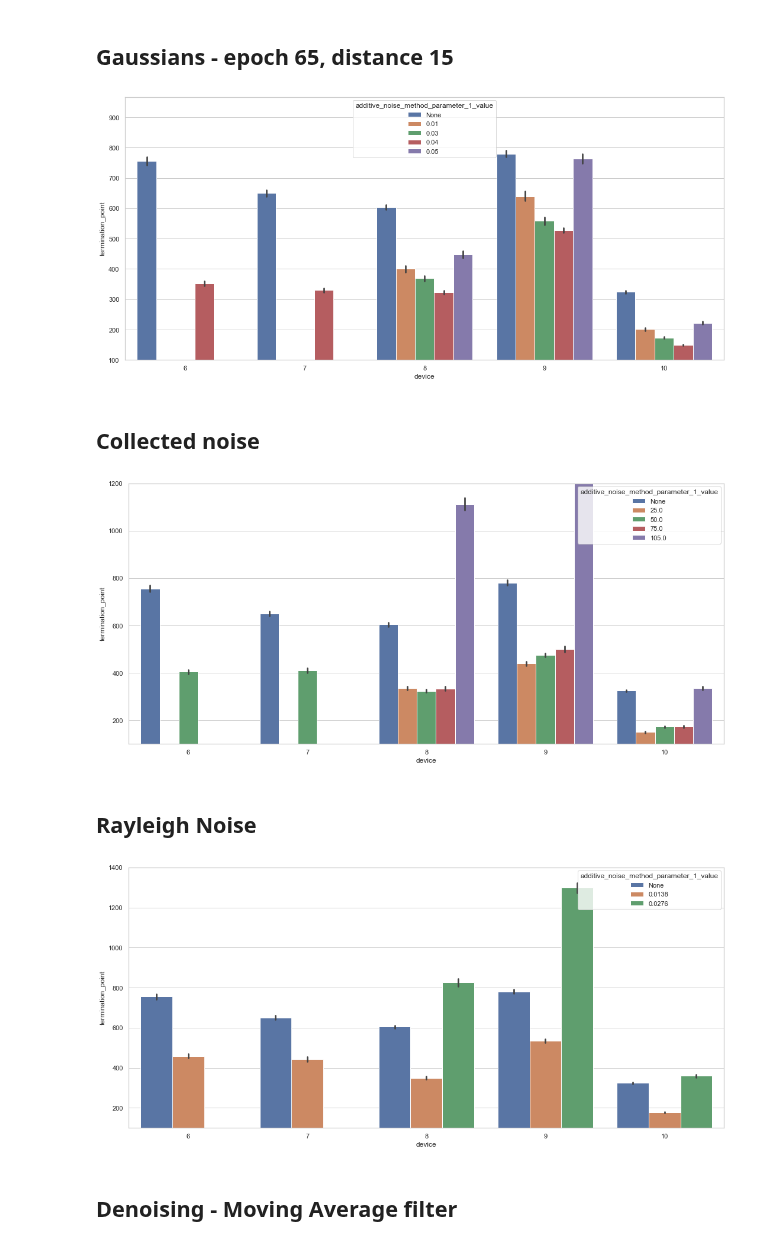
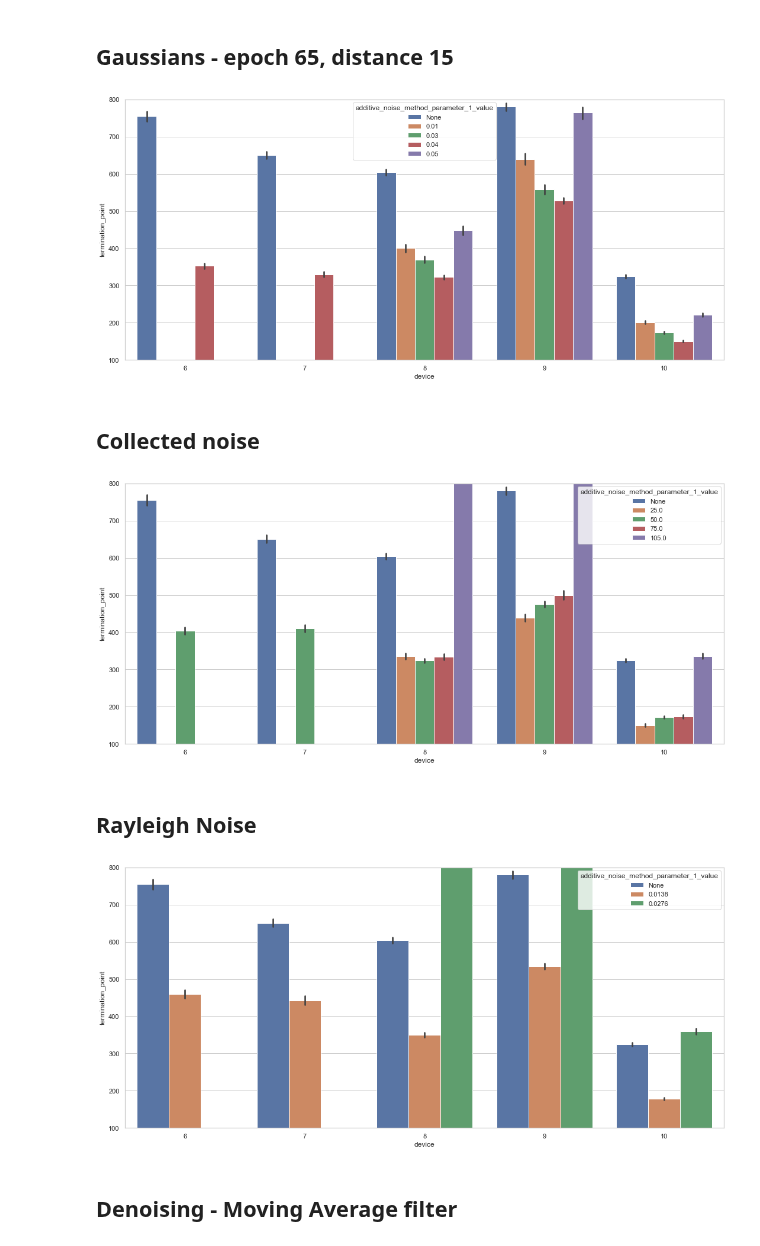
Before and after one commit to axelzedigh/MasterThesisResults, a Jupyter notebook: notebooks/Database_visualizations.ipynb, the cells around one changed output. Saved outputs shown, nothing was run; the diff lists cells and outputs as text; code cells hidden in the pictures.

```diff
--- a/notebooks/Database_visualizations.ipynb
+++ b/notebooks/Database_visualizations.ipynb
@@ -113,7 +112,7 @@ custom_lines = [Line2D([0], [0], color='b', lw=4),
                 Line2D([0], [0], color='g', lw=4),
                 Line2D([0], [0], color='r', lw=4)]
 ylim_bottom = 100
-ylim_top = 967
+ylim_top = 800
 sns.set(rc={"figure.figsize":(15, 7)})
 sns.set_style("whitegrid")
 sns.barplot(x=full_rank_test["device"], y=full_rank_test["termination_point"], hue=full_rank_test["additive_noise_method_parameter_1_value"])
@@ -122,7 +121,7 @@ plt.tight_layout()
 plt.savefig("../docs/figs/Gaussian_comparison.png")
 plt.show()
 # %% [output]
-[figure, old version]
+[figure, new version]
 # %% [markdown]
 ## Collected noise
 # %%
@@ -154,7 +153,7 @@ custom_lines = [Line2D([0], [0], color='b', lw=4),
                 Line2D([0], [0], color='g', lw=4),
                 Line2D([0], [0], color='r', lw=4)]
 ylim_bottom = 100
-ylim_top = 1200
+ylim_top = 800
 sns.set(rc={"figure.figsize":(15, 7)})
 sns.set_style("whitegrid")
 sns.barplot(x=full_rank_test["device"], y=full_rank_test["termination_point"], hue=full_rank_test["additive_noise_method_parameter_1_value"])
@@ -163,7 +162,7 @@ plt.tight_layout()
 plt.savefig("../docs/figs/Collected_comparison.png")
 plt.show()
 # %% [output]
-[figure, old version]
+[figure, new version]
 # %% [markdown]
 ## Rayleigh Noise
 # %%
@@ -176,35 +175,35 @@ select
     additive_noise_method_parameter_1_value,
     additive_noise_method_parameter_2,
     additive_noise_method_parameter_2_value,
     termination_point
 from
     full_rank_test
 where
     epoch = 65
     AND distance = 15
     AND denoising_method IS NULL
     AND (additive_noise_method IS NULL OR additive_noise_method = 'Rayleigh')
 order by
     additive_noise_method_parameter_1_value
     ;
 """
 full_rank_test = pd.read_sql_query(query, con)
 full_rank_test.fillna("None",inplace=True)
 custom_lines = [Line2D([0], [0], color='b', lw=4),
                 Line2D([0], [0], color='orange', lw=4),
                 Line2D([0], [0], color='g', lw=4),
                 Line2D([0], [0], color='r', lw=4)]
 ylim_bottom = 100
-ylim_top = 1400
+ylim_top = 800
 sns.set(rc={"figure.figsize":(15, 7)})
 sns.set_style("whitegrid")
 sns.barplot(x=full_rank_test["device"], y=full_rank_test["termination_point"], hue=full_rank_test["additive_noise_method_parameter_1_value"])
 plt.ylim(ylim_bottom,ylim_top)
 plt.tight_layout()
 plt.savefig("../docs/figs/Rayleigh_comparison.png")
 plt.show()
 # %% [output]
-[figure, old version]
+[figure, new version]
 # %% [markdown]
 ## Denoising - Moving Average filter
 # %%
```
Also changed, not shown: parts of 10 cells of this notebook, 16 other files.
